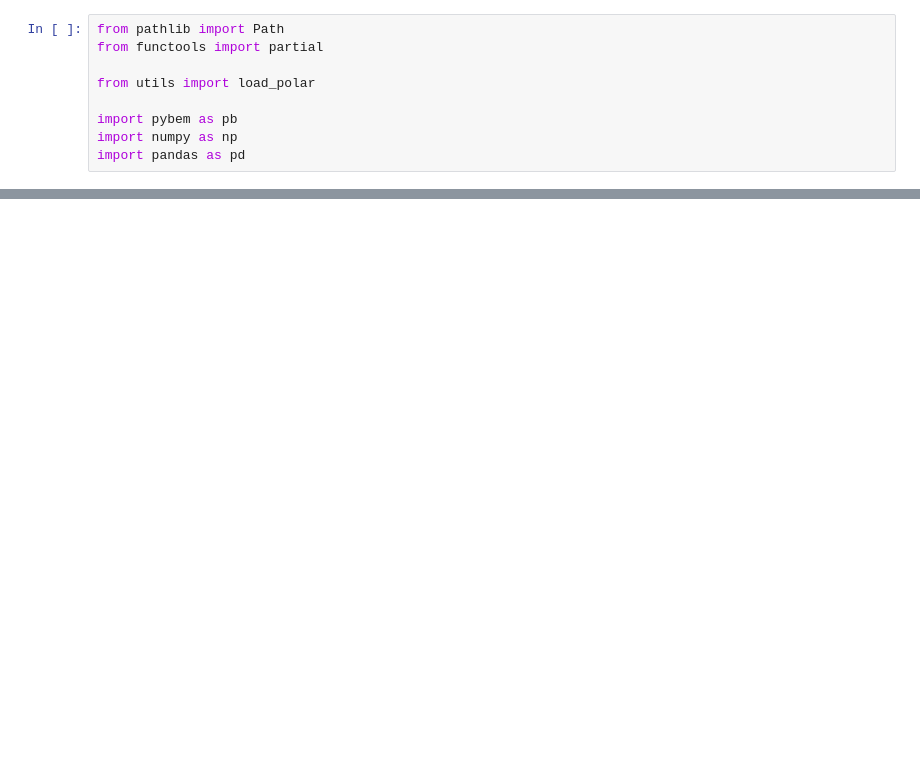
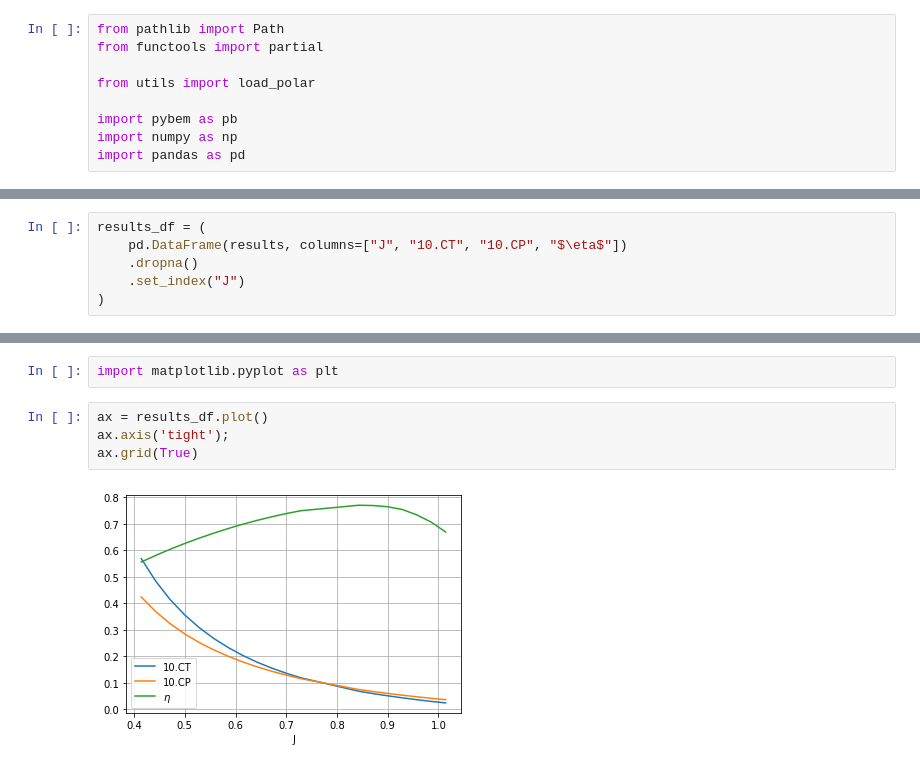
Before and after one commit to KikeM/propeller_study, a Jupyter notebook: notebooks/Compare to experiments.ipynb, the cells around one changed output, grey strips where cells are left out. Cells and saved outputs as stored; diff of their text form; blank space fills up the shorter version.

```diff
--- a/notebooks/Compare to experiments.ipynb
+++ b/notebooks/Compare to experiments.ipynb
@@ -90,0 +167,6 @@ CT
+# %%
+results_df = (
+    pd.DataFrame(results, columns=["J", "10.CT", "10.CP", "$\eta$"])
+    .dropna()
+    .set_index("J")
+)
@@ -90,0 +194,8 @@ CT
+# %%
+import matplotlib.pyplot as plt
+# %%
+ax = results_df.plot()
+ax.axis('tight');
+ax.grid(True)
+# %% [output]
+[figure, added]
```
Also changed, not shown: parts of 12 cells of this notebook, 4 other files.
